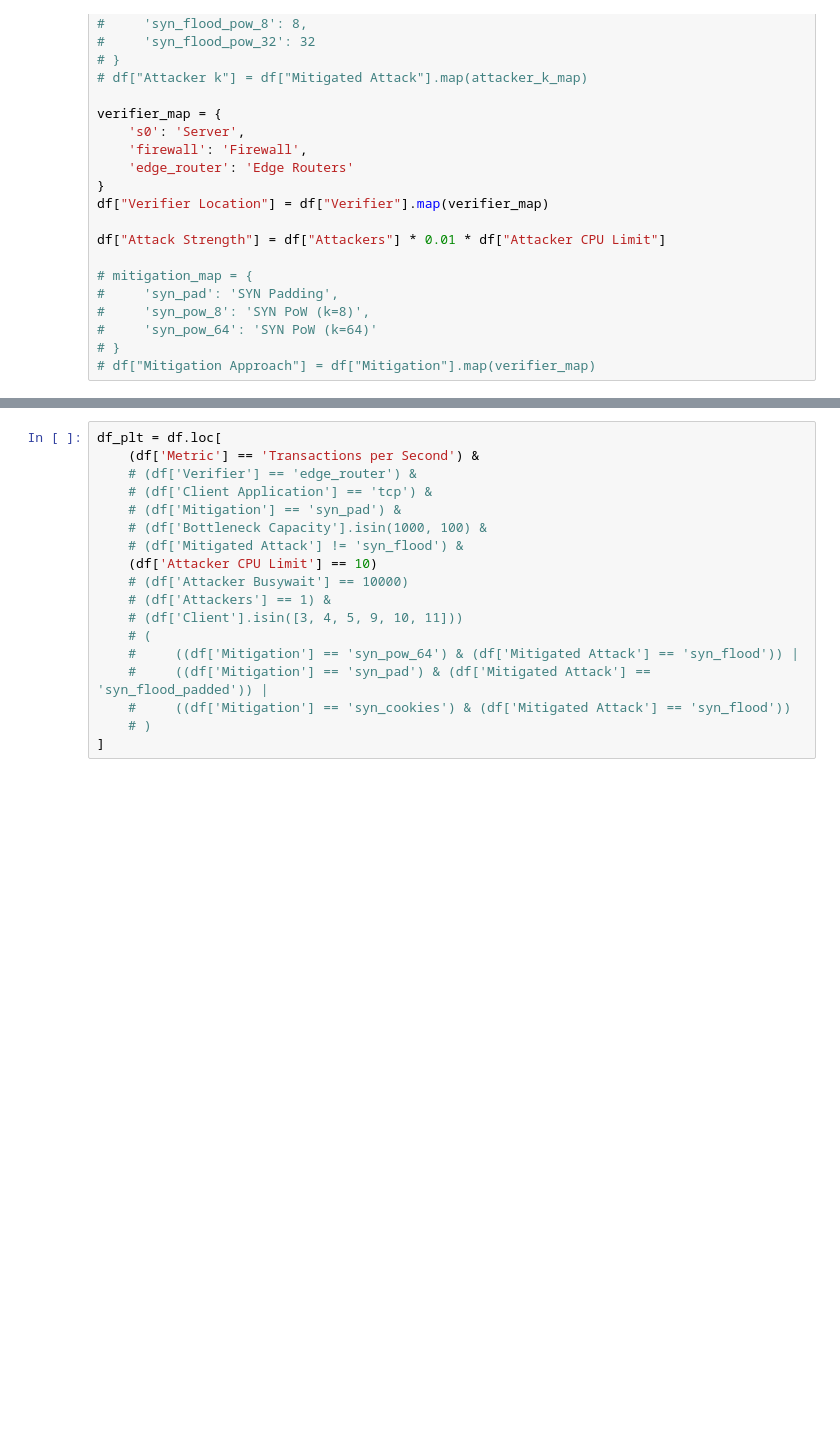
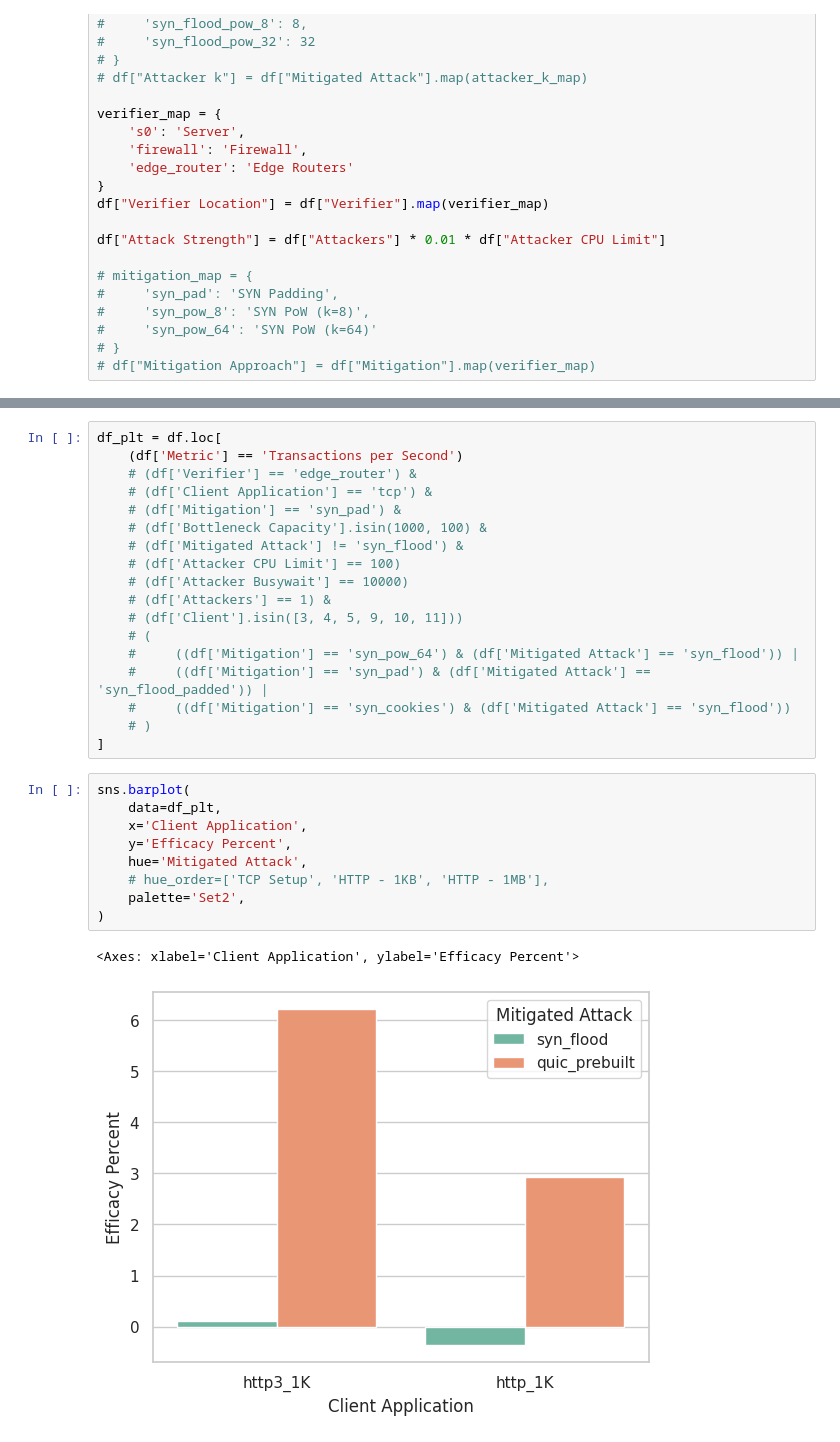
Before and after one commit to umango101/dos-mitigation, a Jupyter notebook: analysis/plot.ipynb, the cells around one changed output, grey strips where cells are left out. Cells and saved outputs as stored; diff of their text form; blank space fills up the shorter version.

```diff
--- a/analysis/plot.ipynb
+++ b/analysis/plot.ipynb
@@ -193,12 +191,12 @@ Attack Strength: [0.1 3.  0.4 4.  2.  0.2 1.  0.3]
 # %%
 df_plt = df.loc[
-    (df['Metric'] == 'Transactions per Second') &
+    (df['Metric'] == 'Transactions per Second')
     # (df['Verifier'] == 'edge_router') &
     # (df['Client Application'] == 'tcp') &
     # (df['Mitigation'] == 'syn_pad') &
     # (df['Bottleneck Capacity'].isin(1000, 100) &
     # (df['Mitigated Attack'] != 'syn_flood') &
-    (df['Attacker CPU Limit'] == 10)
+    # (df['Attacker CPU Limit'] == 100)
     # (df['Attacker Busywait'] == 10000)
     # (df['Attackers'] == 1) &
     # (df['Client'].isin([3, 4, 5, 9, 10, 11]))
@@ -208,6 +206,18 @@ df_plt = df.loc[
     #     ((df['Mitigation'] == 'syn_cookies') & (df['Mitigated Attack'] == 'syn_flood'))
     # )
 ]
+# %%
+sns.barplot(
+    data=df_plt,
+    x='Client Application',
+    y='Efficacy Percent',
+    hue='Mitigated Attack',
+    # hue_order=['TCP Setup', 'HTTP - 1KB', 'HTTP - 1MB'],
+    palette='Set2',
+)
+# %% [output]
+<Axes: xlabel='Client Application', ylabel='Efficacy Percent'>
+[figure, added]
 # %%
 fig, axes = plt.subplots(1, 2, figsize=(10, 5), sharey=True)
 
```
Also changed, not shown: parts of 12 cells of this notebook, 4 other files.
